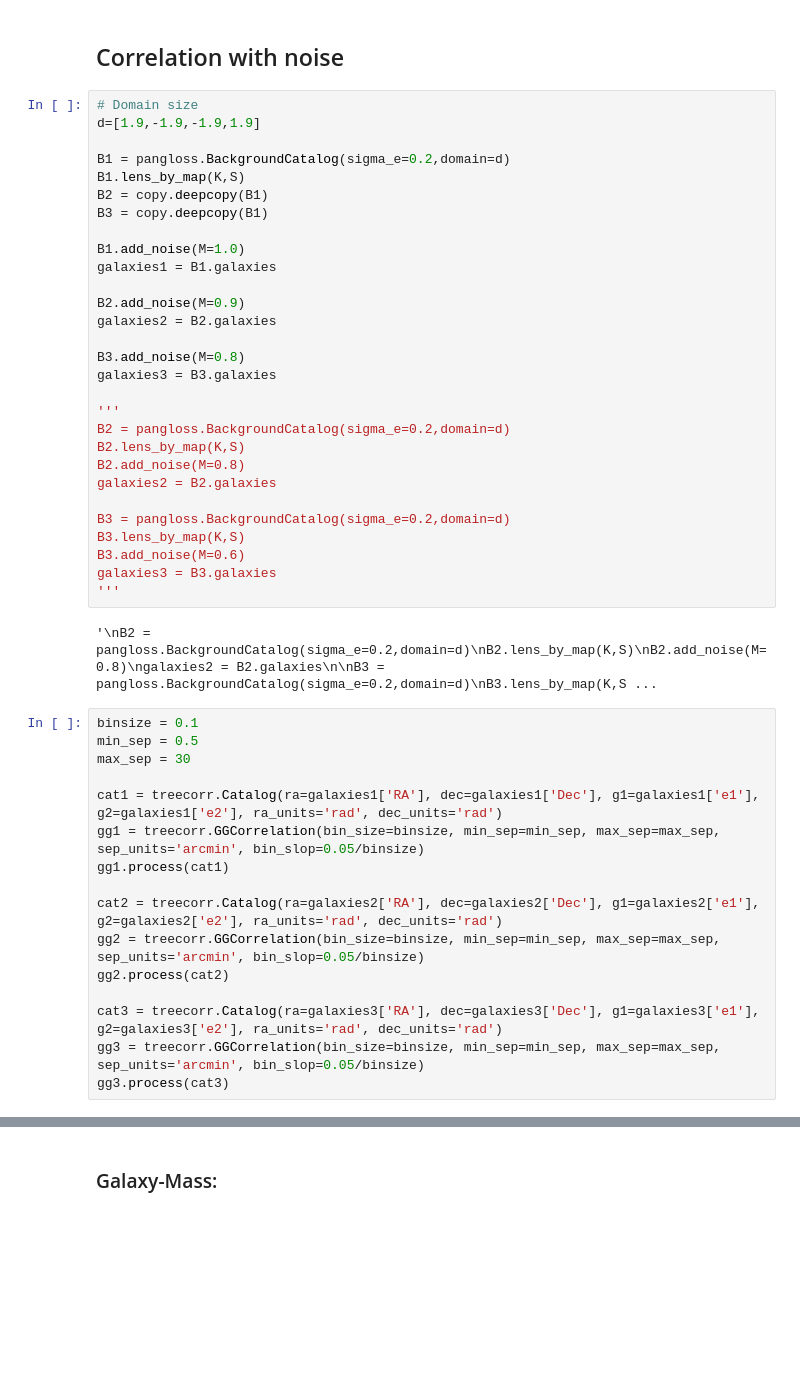
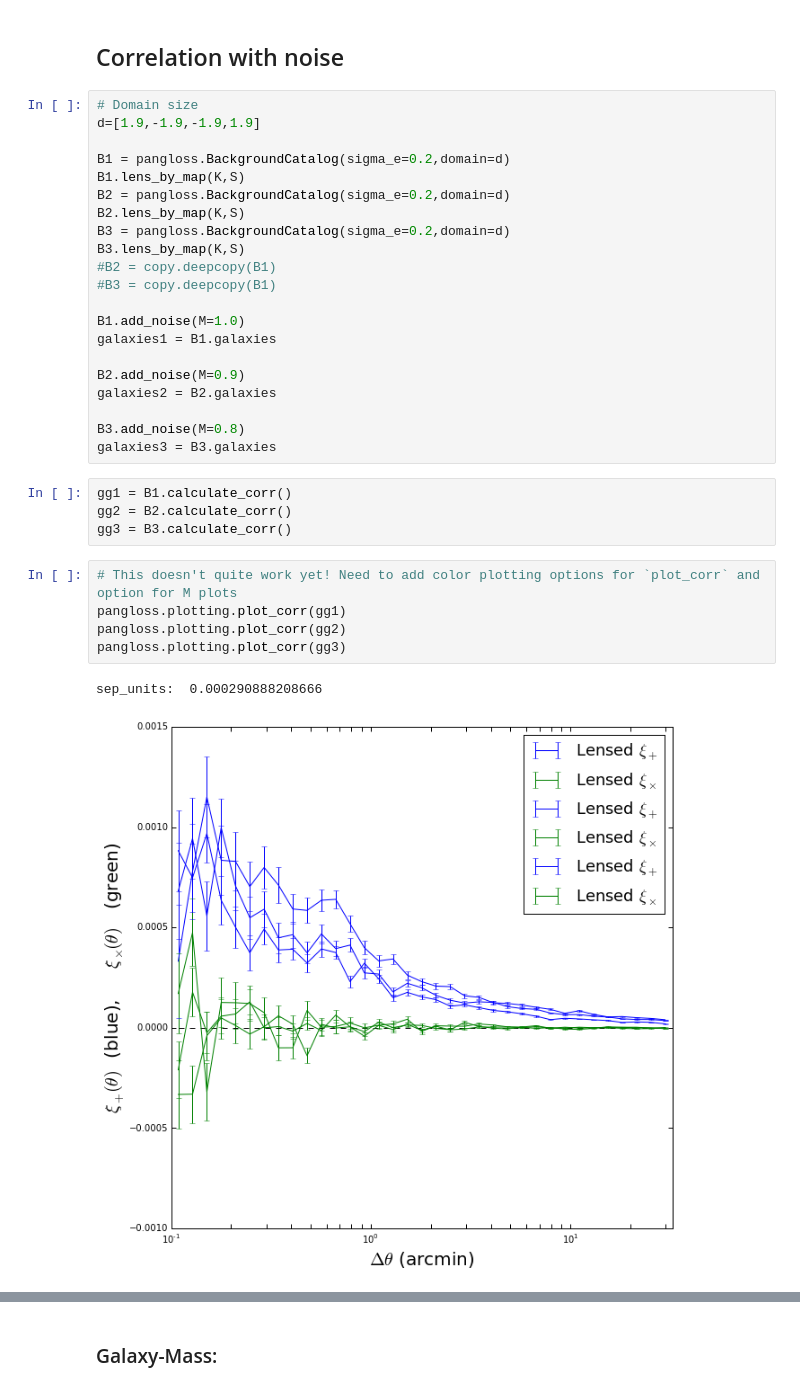
Before and after one commit to drphilmarshall/Pangloss, a Jupyter notebook: demos/CalculatingCorr.ipynb, the cells around one changed output, grey strips where cells are left out. Saved outputs shown, nothing was run; the diff lists cells and outputs as text; blank space fills up the shorter version.

```diff
--- a/demos/CalculatingCorr.ipynb
+++ b/demos/CalculatingCorr.ipynb
@@ -113,8 +60,12 @@ d=[1.9,-1.9,-1.9,1.9]
 
 B1 = pangloss.BackgroundCatalog(sigma_e=0.2,domain=d)
 B1.lens_by_map(K,S)
-B2 = copy.deepcopy(B1)
-B3 = copy.deepcopy(B1)
+B2 = pangloss.BackgroundCatalog(sigma_e=0.2,domain=d)
+B2.lens_by_map(K,S)
+B3 = pangloss.BackgroundCatalog(sigma_e=0.2,domain=d)
+B3.lens_by_map(K,S)
+#B2 = copy.deepcopy(B1)
+#B3 = copy.deepcopy(B1)
 
 B1.add_noise(M=1.0)
 galaxies1 = B1.galaxies
@@ -124,36 +75,18 @@ galaxies2 = B2.galaxies
 
 B3.add_noise(M=0.8)
 galaxies3 = B3.galaxies
-
-'''
-B2 = pangloss.BackgroundCatalog(sigma_e=0.2,domain=d)
-B2.lens_by_map(K,S)
-B2.add_noise(M=0.8)
-galaxies2 = B2.galaxies
-
-B3 = pangloss.BackgroundCatalog(sigma_e=0.2,domain=d)
-B3.lens_by_map(K,S)
-B3.add_noise(M=0.6)
-galaxies3 = B3.galaxies
-'''
-# %% [output]
-'\nB2 = pangloss.BackgroundCatalog(sigma_e=0.2,domain=d)\nB2.lens_by_map(K,S)\nB2.add_noise(M=0.8)\ngalaxies2 = B2.galaxies\n\nB3 = pangloss.BackgroundCatalog(sigma_e=0.2,domain=d)\nB3.lens_by_map(K,S ...
-# %%
-binsize = 0.1
-min_sep = 0.5
-max_sep = 30
-
-cat1 = treecorr.Catalog(ra=galaxies1['RA'], dec=galaxies1['Dec'], g1=galaxies1['e1'], g2=galaxies1['e2'], ra_units='rad', dec_units='rad')
-gg1 = treecorr.GGCorrelation(bin_size=binsize, min_sep=min_sep, max_sep=max_sep, sep_units='arcmin', bin_slop=0.05/binsize)
-gg1.process(cat1)
-
-cat2 = treecorr.Catalog(ra=galaxies2['RA'], dec=galaxies2['Dec'], g1=galaxies2['e1'], g2=galaxies2['e2'], ra_units='rad', dec_units='rad')
-gg2 = treecorr.GGCorrelation(bin_size=binsize, min_sep=min_sep, max_sep=max_sep, sep_units='arcmin', bin_slop=0.05/binsize)
-gg2.process(cat2)
-
-cat3 = treecorr.Catalog(ra=galaxies3['RA'], dec=galaxies3['Dec'], g1=galaxies3['e1'], g2=galaxies3['e2'], ra_units='rad', dec_units='rad')
-gg3 = treecorr.GGCorrelation(bin_size=binsize, min_sep=min_sep, max_sep=max_sep, sep_units='arcmin', bin_slop=0.05/binsize)
-gg3.process(cat3)
+# %%
+gg1 = B1.calculate_corr()
+gg2 = B2.calculate_corr()
+gg3 = B3.calculate_corr()
+# %%
+# This doesn't quite work yet! Need to add color plotting options for `plot_corr` and option for M plots
+pangloss.plotting.plot_corr(gg1)
+pangloss.plotting.plot_corr(gg2)
+pangloss.plotting.plot_corr(gg3)
+# %% [output]
+sep_units:  0.000290888208666
+[figure, added]
 # %%
 # Pres plot 1
 plt.errorbar(np.exp(gg1.logr), gg1.xip, np.sqrt(gg1.varxi), c='r')
```
Also changed, not shown: parts of 15 cells of this notebook, 1 other file.
